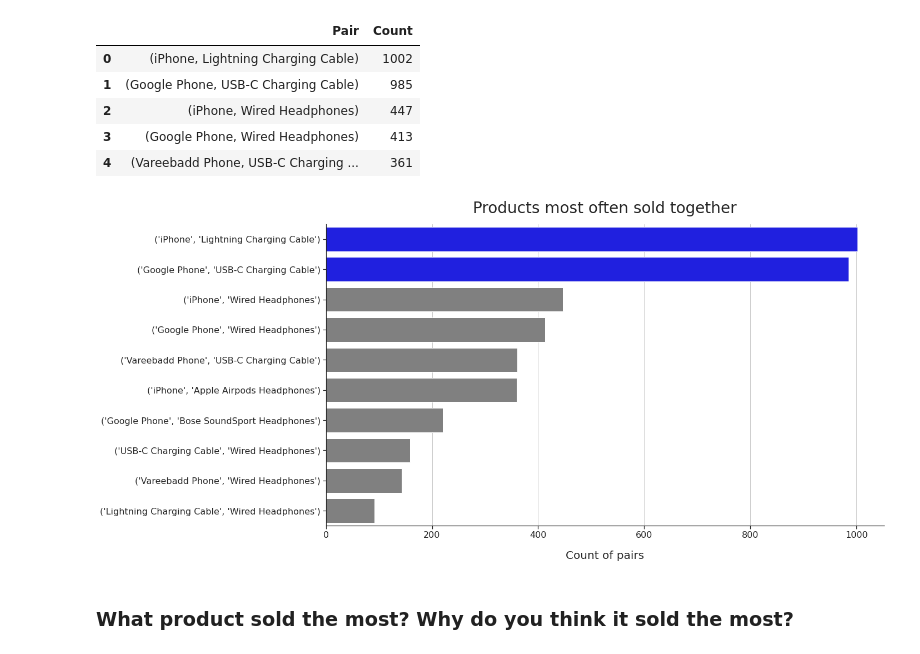
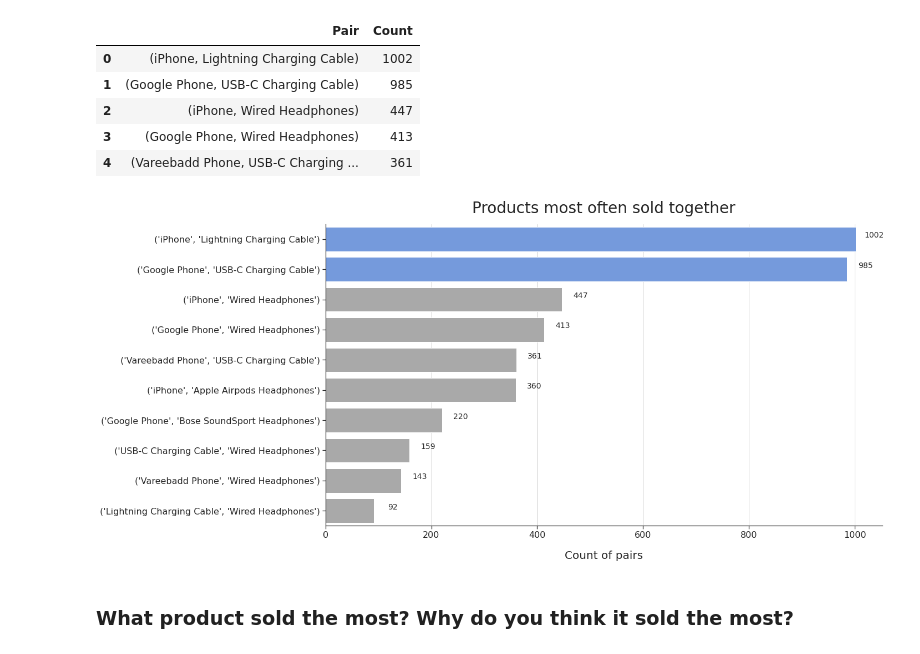
Before and after one commit to daillet/SalesProductAnalysis, a Jupyter notebook: SalesProductAnalysis.ipynb, the cells around one changed output. Drawn from its saved outputs; the diff is of its cells as text; code cells hidden in the pictures.

```diff
--- a/SalesProductAnalysis.ipynb
+++ b/SalesProductAnalysis.ipynb
@@ -358,39 +327,35 @@ See the caveats in the documentation: https://pandas.pydata.org/pandas-docs/stab
 # %%
 plt.figure(figsize = (18,10))
 plt.grid(True)
 
-cols = ['grey' if (x < 900) else 'blue' for x in peer_data.Count]
+# set color formating
+cols = ['darkgrey' if (x < 900) else 'cornflowerblue' for x in peer_data.Count]
 
+# set chart
 chart = sns.barplot(
     x = peer_data.Count,
     y = peer_data.Pair,
     data = peer_data,
     palette = cols
 )
 
-chart.set_xlabel(
-    "Count of pairs",
-    labelpad=20,
-    fontsize=20
-)
+# set title and axe labels
+chart.set_xlabel("Count of pairs", labelpad = 20, fontsize = 20)
+chart.set_ylabel("", labelpad = 20, fontsize = 20)
+chart.axes.set_title("Products most often sold together", pad = 20, fontsize = 28)
+chart.tick_params(labelsize = 16)
 
-chart.set_ylabel(
-    "",
-    labelpad=20,
-    fontsize=20
-)
-
-chart.tick_params(labelsize=16)
-
-chart.axes.set_title(
-    "Products most often sold together",
-    pad=20,
-    fontsize=28
-)
+# set value labels
+rects = chart.patches
+for rect in rects:
+  value = str(int(rect.get_width()))
+  x = rect.get_width() + 35
+  y = rect.get_y() + rect.get_height() / 2
+  chart.text(x, y, value, fontsize = 14, ha = 'center', va = 'bottom')
 
 plt.show()
 # %% [output]
-[figure, old version]
+[figure, new version]
 # %% [markdown]
 ### What product sold the most? Why do you think it sold the most?
 # %%
```
Also changed, not shown: parts of 5 cells of this notebook, 1 other file.
